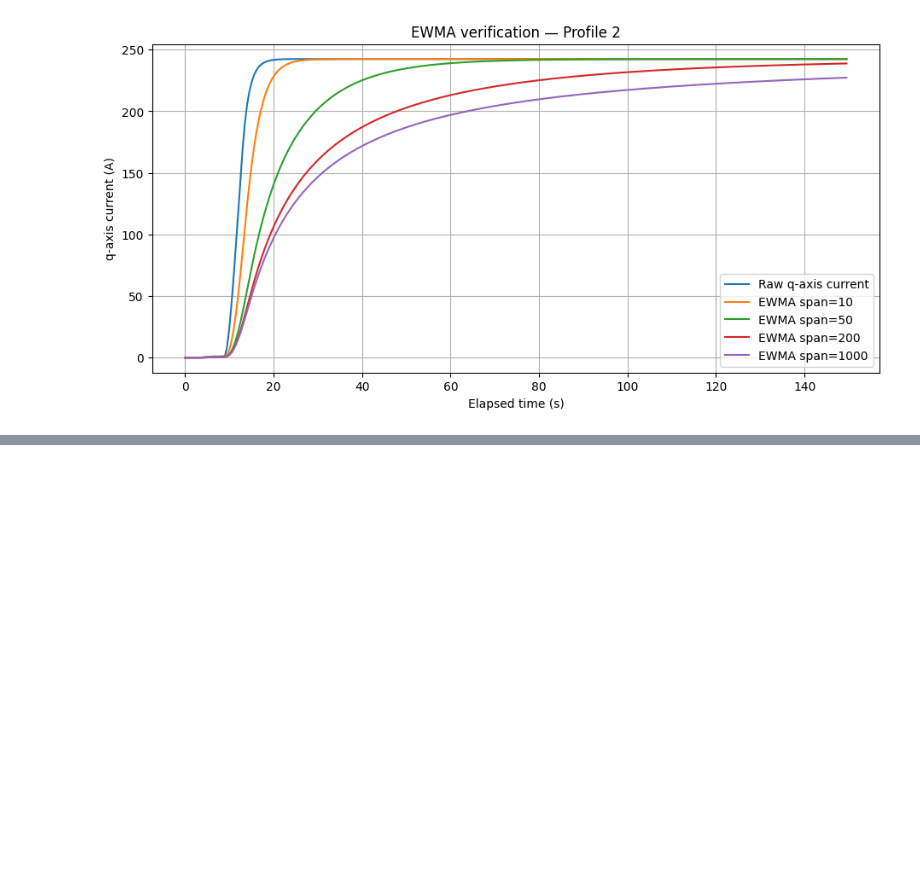
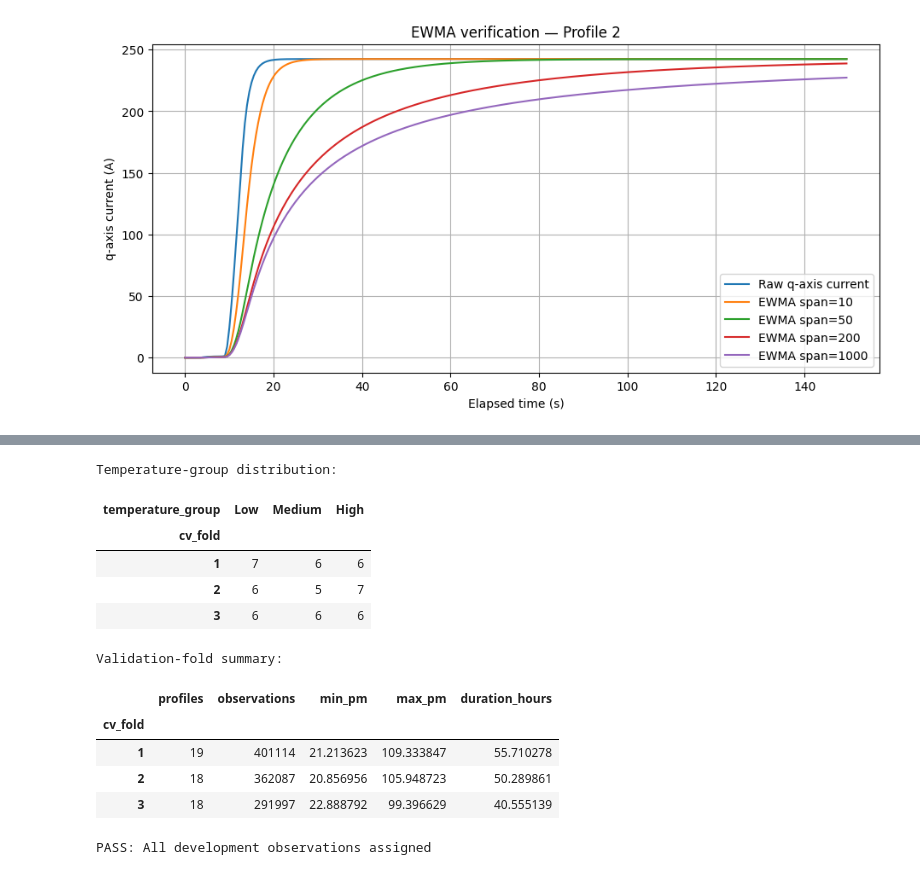
Before and after one commit to Fdau0002/Permanent-Magnet-Temperature-Estimate, a Jupyter notebook: Permanent_Magnet_Temperature_Estimation.ipynb, the cells around one changed output, grey strips where cells are left out. Saved outputs shown, nothing was run; the diff lists cells and outputs as text; code cells hidden in the pictures; blank space fills up the shorter version.

```diff
--- a/Permanent_Magnet_Temperature_Estimation.ipynb
+++ b/Permanent_Magnet_Temperature_Estimation.ipynb
@@ -597,0 +790,57 @@ plt.show()
+# %%
+
+# =====================================================
+# STEP 6.1E — Verify temperature-group distribution
+# =====================================================
+
+print("Temperature-group distribution:")
+
+display(
+    pd.crosstab(
+        profile_cv["cv_fold"],
+        profile_cv["temperature_group"]
+    )
+)
+
+
+# =====================================================
+# STEP 6.1F — Verify fold sizes and coverage
+# =====================================================
+
+fold_summary = (
+    profile_cv.groupby("cv_fold")
+    .agg(
+        profiles=("profile_id", "size"),
+        observations=("observations", "sum"),
+        min_pm=("pm_min", "min"),
+        max_pm=("pm_max", "max")
+    )
+)
+
+# The original dataset is sampled at 2 Hz
+fold_summary["duration_hours"] = (
+    fold_summary["observations"] / 7200
+)
+
+print("\nValidation-fold summary:")
+display(fold_summary)
+
+# Confirm that every development observation is assigned
+assert fold_summary["observations"].sum() == len(train_df)
+assert fold_summary["profiles"].sum() == 55
+
+print("\nPASS: All development observations assigned")
+# %% [output]
+Temperature-group distribution:
+| temperature_group | Low | Medium | High |
+| cv_fold |  |  |  |
+| 1 | 7 | 6 | 6 |
+| 2 | 6 | 5 | 7 |
+| 3 | 6 | 6 | 6 |
+Validation-fold summary:
+|  | profiles | observations | min_pm | max_pm | duration_hours |
+| cv_fold |  |  |  |  |  |
+| 1 | 19 | 401114 | 21.213623 | 109.333847 | 55.710278 |
+| 2 | 18 | 362087 | 20.856956 | 105.948723 | 50.289861 |
+| 3 | 18 | 291997 | 22.888792 | 99.396629 | 40.555139 |
+PASS: All development observations assigned
```
Also changed, not shown: parts of 16 cells of this notebook.
